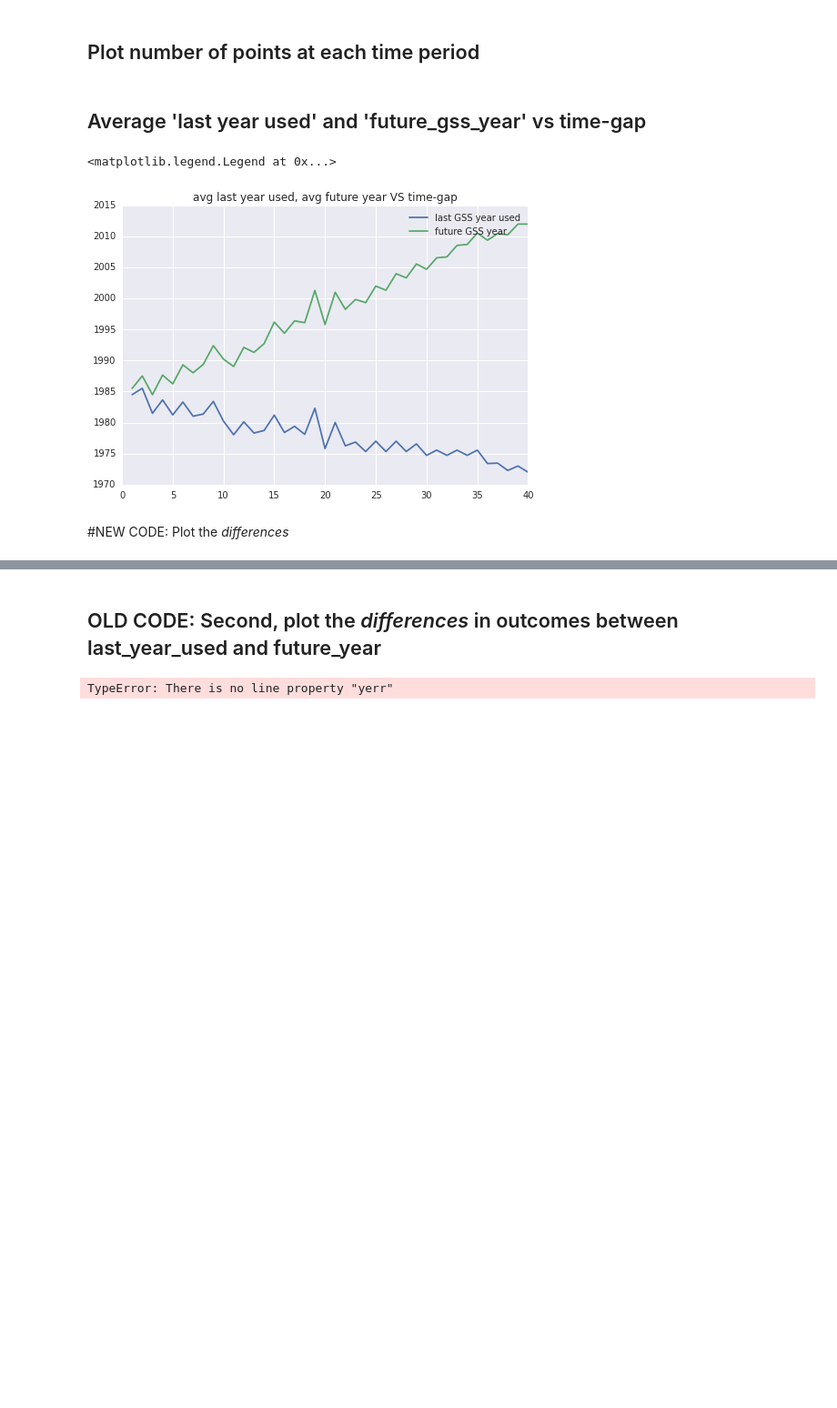
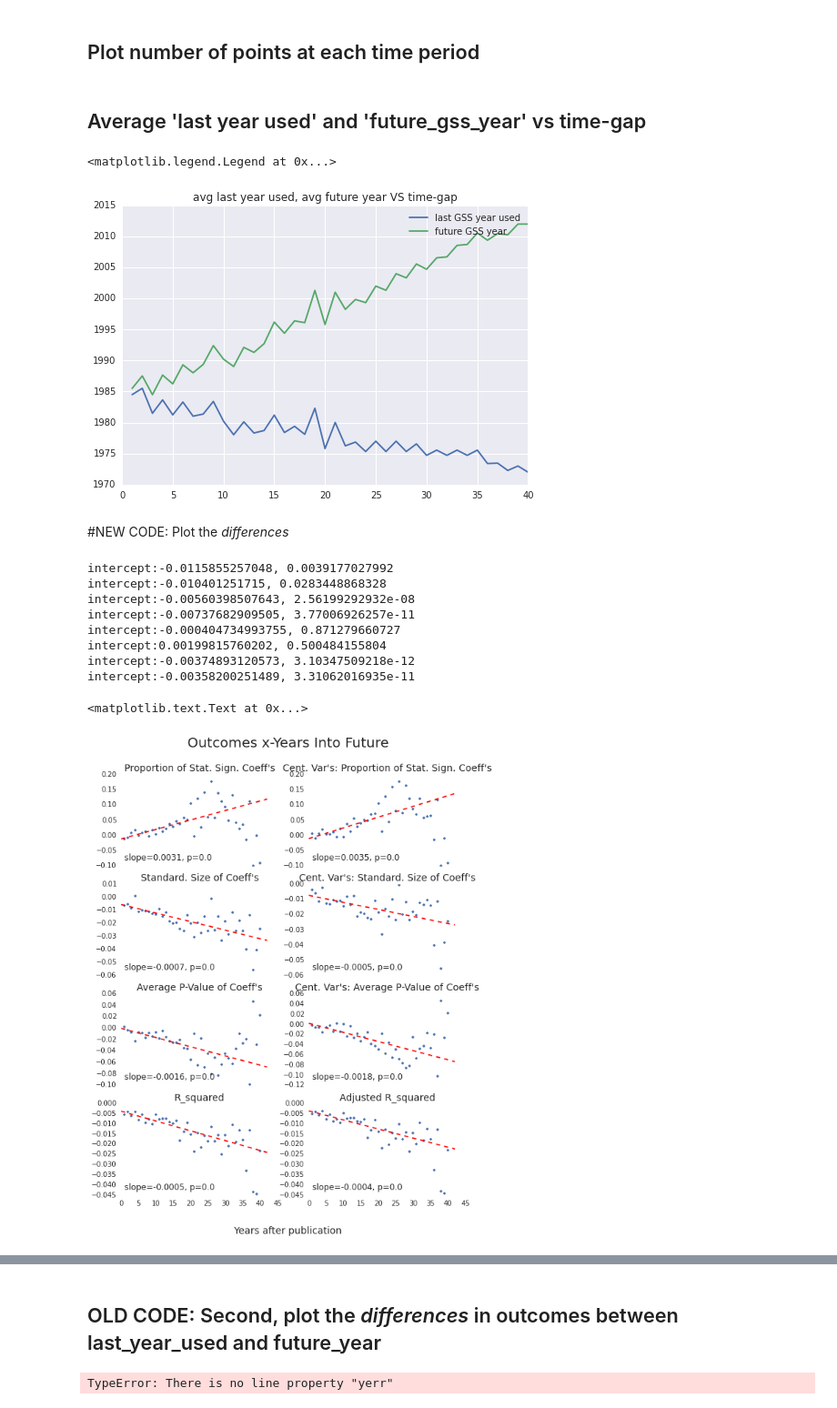
Before and after one commit to KnowledgeLab/GSS_code, a Jupyter notebook: minianalysis_last_year_used_vs_x_years_into_future/minianalysis__last_year_used_vs_x_years_into_future.ipynb, the cells around one changed output, grey strips where cells are left out. Shown at 91% size. Drawn from its saved outputs; the diff is of its cells as text; code cells hidden in the pictures; blank space fills up the shorter version.

```diff
--- a/minianalysis_last_year_used_vs_x_years_into_future/minianalysis__last_year_used_vs_x_years_into_future.ipynb
+++ b/minianalysis_last_year_used_vs_x_years_into_future/minianalysis__last_year_used_vs_x_years_into_future.ipynb
@@ -305,6 +314,7 @@ legend()
 # %% [markdown]
 #NEW CODE: Plot the *differences*
 # %%
+%matplotlib inline
 # group1 = 'on_last_year_of_data'
 # group2 = 'on_future_year'
 
@@ -341,8 +351,8 @@ outcomes_ordered = ['propSig', 'propSig_CentralVars',
 for i, outcome in enumerate(outcomes_ordered):
 
     yearlyDiffs = [np.array(output[year][group2][outcome]) - np.array(output[year][group1][outcome]) for year in YEARS]
-    yerr = [2*np.std(x)/np.sqrt(len(x)) for x in yearlyDiffs]
-    means = [np.mean(x) for x in yearlyDiffs]
+    yerr = [2*nanstd(x)/np.sqrt(len(x)) for x in yearlyDiffs]
+    means = [nanmean(x) for x in yearlyDiffs]
 
     x, y = [], []
     for yr in YEARS:
@@ -359,30 +369,41 @@ for i, outcome in enumerate(outcomes_ordered):
 #     plot(years, means, '.', alpha=0.8)
 
     # i am not plotting the line below because it changes the y-axis and it's hard to see any trend!!!
 #     axarr[i].plot(x, y, '.', alpha=0.1)
 #            errorbar(years, means, yerr=yerr)
 
 #     ylabel('Change in ' + outcomeMap[outcome])
 
     axarr[i].plot(YEARS, means, '.')
     axarr[i].set_title(outcomeMap[outcome], fontsize=14)
 
     # add regression line
     formula = outcome+'~years'
 #     result = smf.rlm(formula, data=pd.DataFrame({'years':x, outcome:y}).dropna(axis=0), missing='drop').fit()
     result = smf.ols(formula, data=pd.DataFrame({'years':x, outcome:y}).dropna(axis=0), missing='drop').fit()
     axarr[i].plot(YEARS, np.array(YEARS)*result.params[1] + result.params[0], 'r--')
 
     # add the slope and its p-value
     axarr[i].annotate('slope=' + str(np.around(result.params[1],4))+ ', p=' + str(np.around(result.pvalues[1],3)),
                       xy=(0, 0), xycoords='axes fraction', fontsize=12, ha='left', va='bottom',
                       xytext=(5,5), textcoords='offset points')
 
     # print the intercept and its p-value for my inspection, not on the figure
     print 'intercept:'+str(result.params[0])+', '+str(result.pvalues[0])
 
 # add title and common x-label
 f.text(0.5, 0.05, 'Years after publication', ha='center',  va='bottom',fontsize=14)
 f.text(0.5, 1-0.05, 'Outcomes x-Years Into Future', ha='center', fontsize=20)
 
 # savefig('../../Images/9-29-2014--outcomes_last_year_vs_x_years_into_future_all_8.png')
+# %% [output]
+intercept:-0.0115855257048, 0.0039177027992
+intercept:-0.010401251715, 0.0283448868328
+intercept:-0.00560398507643, 2.56199292932e-08
+intercept:-0.00737682909505, 3.77006926257e-11
+intercept:-0.000404734993755, 0.871279660727
+intercept:0.00199815760202, 0.500484155804
+intercept:-0.00374893120573, 3.10347509218e-12
+intercept:-0.00358200251489, 3.31062016935e-11
+<matplotlib.text.Text at 0x...>
+[figure, added]
```
Also changed, not shown: parts of 8 cells of this notebook, 22 other files.
